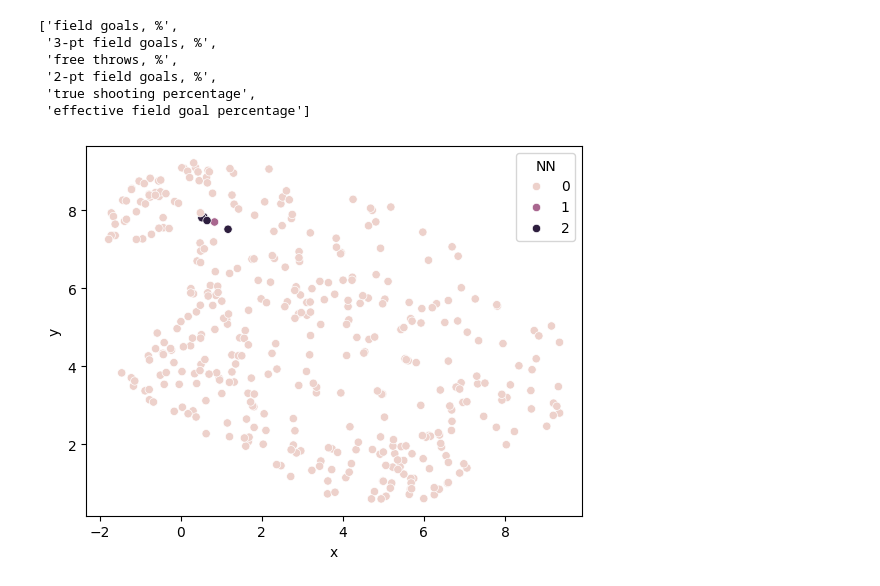
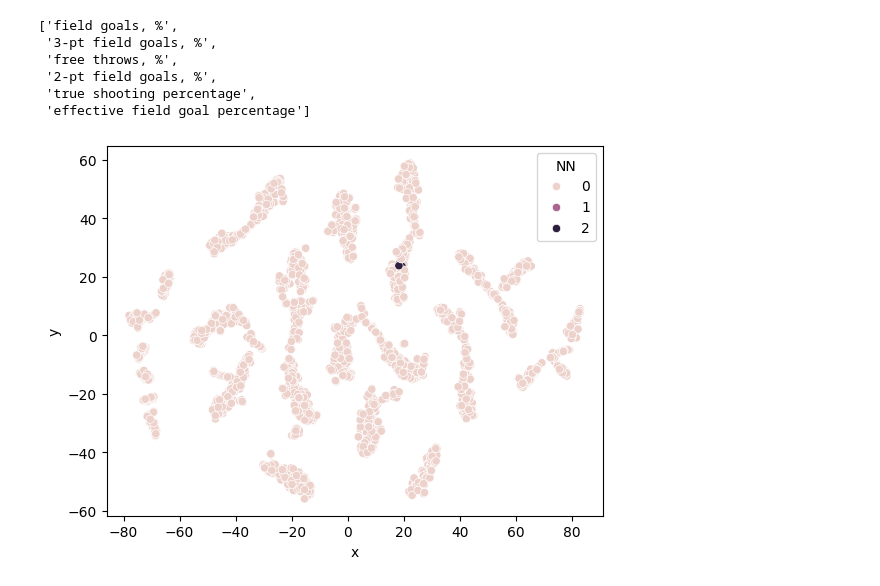
Before and after one commit to pmoecke/basketball-analytics, a Jupyter notebook: ml-models/tsne.ipynb, the cells around one changed output. Saved outputs shown, nothing was run; the diff lists cells and outputs as text; code cells hidden in the pictures.

```diff
--- a/ml-models/tsne.ipynb
+++ b/ml-models/tsne.ipynb
@@ -63,24 +63,24 @@ categories = {
 }
 # %%
 # Project into 2d using t-SNE
-#proj = TSNE().fit_transform(df[categories["Efficiency"]])
-proj = umap.UMAP().fit_transform(df[categories["Efficiency"]])
+proj = TSNE().fit_transform(df[categories["Efficiency"]])
+#proj = umap.UMAP().fit_transform(df[categories["Efficiency"]])
 # %%
 # Convert to pandas df and add nearest neighbor column to show NN in scatterplot
-sub = proj[:400]
-df = pd.DataFrame(sub).rename({0: "x", 1: "y"}, axis="columns")
-df.insert(len(df.columns), "NN", 0)
-highlight = 0
-df.at[highlight, "NN"] = 1
+sub = proj#[:400]
+proj_df = pd.DataFrame(sub).rename({0: "x", 1: "y"}, axis="columns")
+proj_df.insert(len(proj_df.columns), "NN", 0)
+highlight = 800
+proj_df.at[highlight, "NN"] = 1
 #others = np.concatenate((sub[:highlight], sub[highlight+1:]))
 #dist = np.linalg.norm((others - sub[highlight]), axis=1)
-others = np.concatenate((np.array(df)[:highlight], np.array(df)[highlight+1:]))
-dist = np.linalg.norm((others - np.array(df)[highlight]), axis=1)
+others = np.concatenate((np.array(proj_df)[:highlight], np.array(proj_df)[highlight+1:]))
+dist = np.linalg.norm((others - np.array(proj_df)[highlight]), axis=1)
 idx = np.argpartition(dist, 5)[:5]
 idx = np.array([i + 1 if i >= highlight else i for i in idx])
 for i in idx:
-    df.at[i, "NN"] = 2
-plot = sns.scatterplot(data=df, x="x", y="y", hue="NN")
+    proj_df.at[i, "NN"] = 2
+plot = sns.scatterplot(data=proj_df, x="x", y="y", hue="NN")
 plot.get_figure().savefig("boxscore-umap.png")
 # %% [output]
-[figure, old version]
+[figure, new version]
```
Also changed, not shown: 2 other files.
